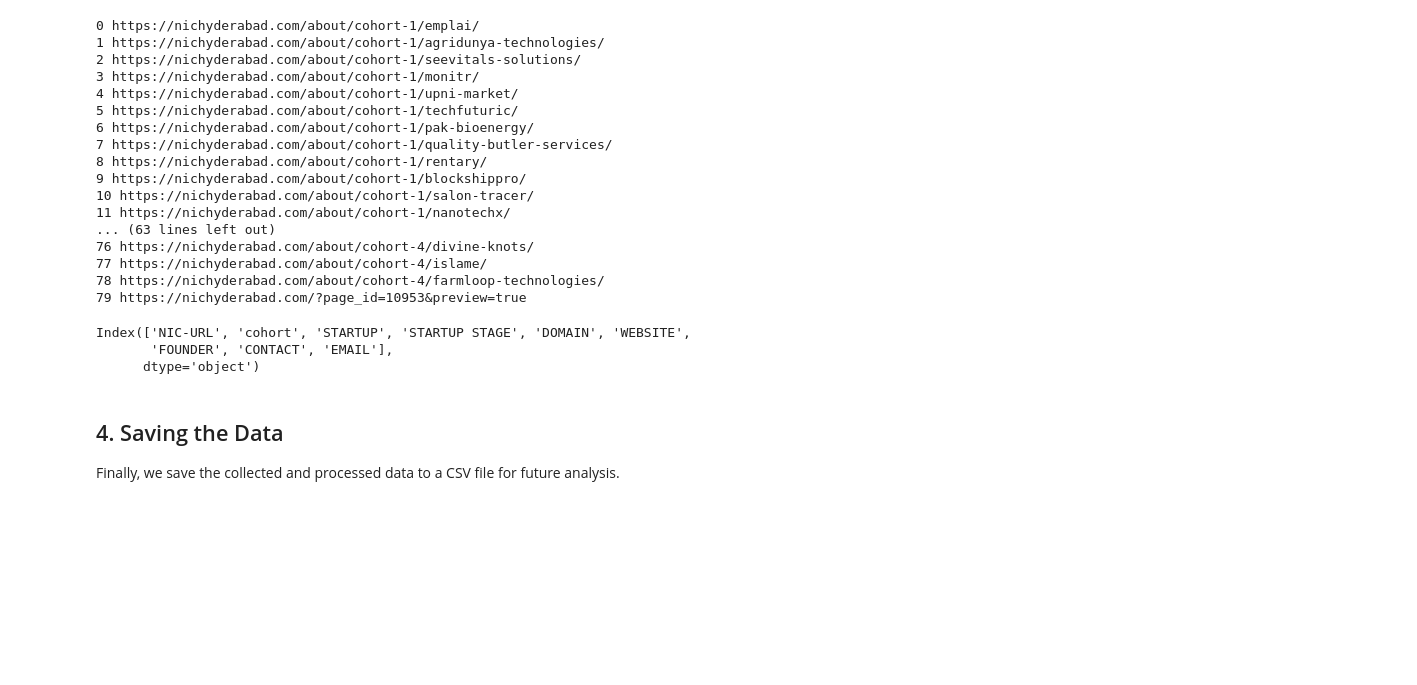
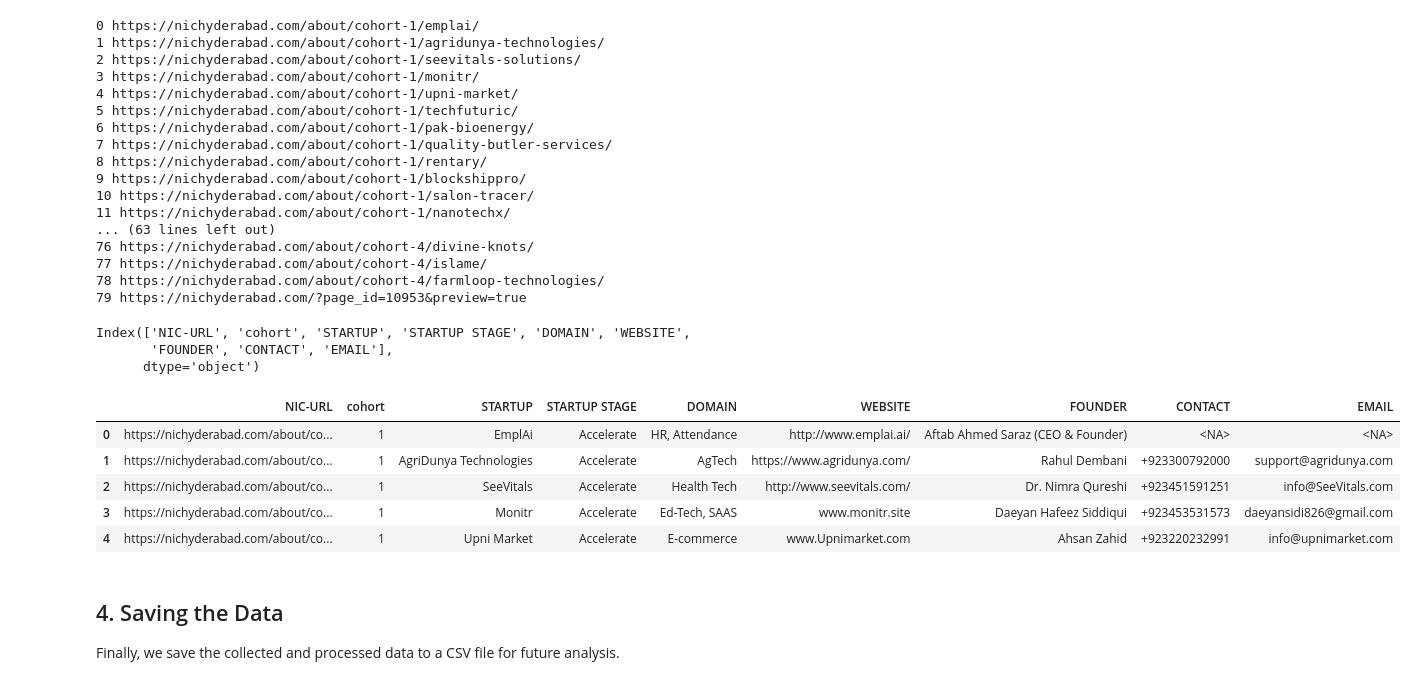
Before and after one commit to codewithawr/404_meme, a Jupyter notebook: nic-hyderabad-startups-data-extraction.ipynb, the cells around one changed output. Drawn from its saved outputs; the diff is of its cells as text; code cells hidden in the pictures; blank space fills up the shorter version.

Commit message:
Kaggle Notebook | NIC hyderabad - startups-data-extraction.ipynb | Version 5

```diff
--- a/nic-hyderabad-startups-data-extraction.ipynb
+++ b/nic-hyderabad-startups-data-extraction.ipynb
@@ -57,13 +61,18 @@ print('Total number of retrieve compony in cohort-1', len(content_container))
 # %% [output]
 Total number of retrieve compony in cohort-1 20
 # %%
-NIC = {'NIC-URL':[], 'cohort':[]}
+# Initialize a dictionary to store NIC URLs and cohort numbers
+NIC = {'NIC-URL': [], 'cohort': []}
 
+# Iterate over all elements in content_container
 for i in content_container:
-  if i.find('p').find_all('a') != []:
-    startup_url=i.find('p').find_all('a')[0].get('href')
-    NIC["NIC-URL"].append(startup_url)
+    # Check if the element contains any <a> tags within a <p> tag
+    if i.find('p') and i.find('p').find_all('a') != []:
+        # Get the first <a> tag's href attribute (URL)
+        startup_url = i.find('p').find_all('a')[0].get('href')
+        # Append the URL to the 'NIC-URL' list in the NIC dictionary
+        NIC["NIC-URL"].append(startup_url)
 
-# adding 1 to each cohort equel to the number of the other observation
-NIC["cohort"]=[1]*len(NIC["NIC-URL"])
+# Assign a cohort number of 1 to each NIC URL
+NIC["cohort"] = [1] * len(NIC["NIC-URL"])
 # %%
@@ -166,4 +199,21 @@ Index(['NIC-URL', 'cohort', 'STARTUP', 'STARTUP STAGE', 'DOMAIN', 'WEBSITE',
 NIC_df = NIC_df.replace('', pd.NA).replace('–', pd.NA)
+# %%
+# Remove all spaces from strings in the 'CONTACT' column
+NIC_df['CONTACT'] = NIC_df['CONTACT'].apply(
+    lambda x: x.replace(' ', '') if isinstance(x, str) else x)
+
+# Replace the leading '0' with '+92' for strings in the 'CONTACT' column
+NIC_df['CONTACT'] = NIC_df['CONTACT'].apply(
+    lambda x: x.replace('0'+x[1:], '+92'+x[1:]) if (isinstance(x, str) and x[:1] == '0') else x)
+# %%
+NIC_df.head()
+# %% [output]
+|  | NIC-URL | cohort | STARTUP | STARTUP STAGE | DOMAIN | WEBSITE | FOUNDER | CONTACT | EMAIL |
+| 0 | https://nichyderabad.com/about/co... | 1 | EmplAi | Accelerate | HR, Attendance | http://www.emplai.ai/ | Aftab Ahmed Saraz (CEO & Founder) | <NA> | <NA> |
+| 1 | https://nichyderabad.com/about/co... | 1 | AgriDunya Technologies | Accelerate | AgTech | https://www.agridunya.com/ | Rahul Dembani | +923300792000 | support@agridunya.com |
+| 2 | https://nichyderabad.com/about/co... | 1 | SeeVitals | Accelerate | Health Tech | http://www.seevitals.com/ | Dr. Nimra Qureshi | +923451591251 | info@SeeVitals.com |
+| 3 | https://nichyderabad.com/about/co... | 1 | Monitr | Accelerate | Ed-Tech, SAAS | www.monitr.site | Daeyan Hafeez Siddiqui | +923453531573 | daeyansidi826@gmail.com |
+| 4 | https://nichyderabad.com/about/co... | 1 | Upni Market | Accelerate | E-commerce | www.Upnimarket.com | Ahsan Zahid | +923220232991 | info@upnimarket.com |
 # %% [markdown]
 ## 4. Saving the Data
 Finally, we save the collected and processed data to a CSV file for future analysis.
```
Also changed, not shown: parts of 9 cells of this notebook.
